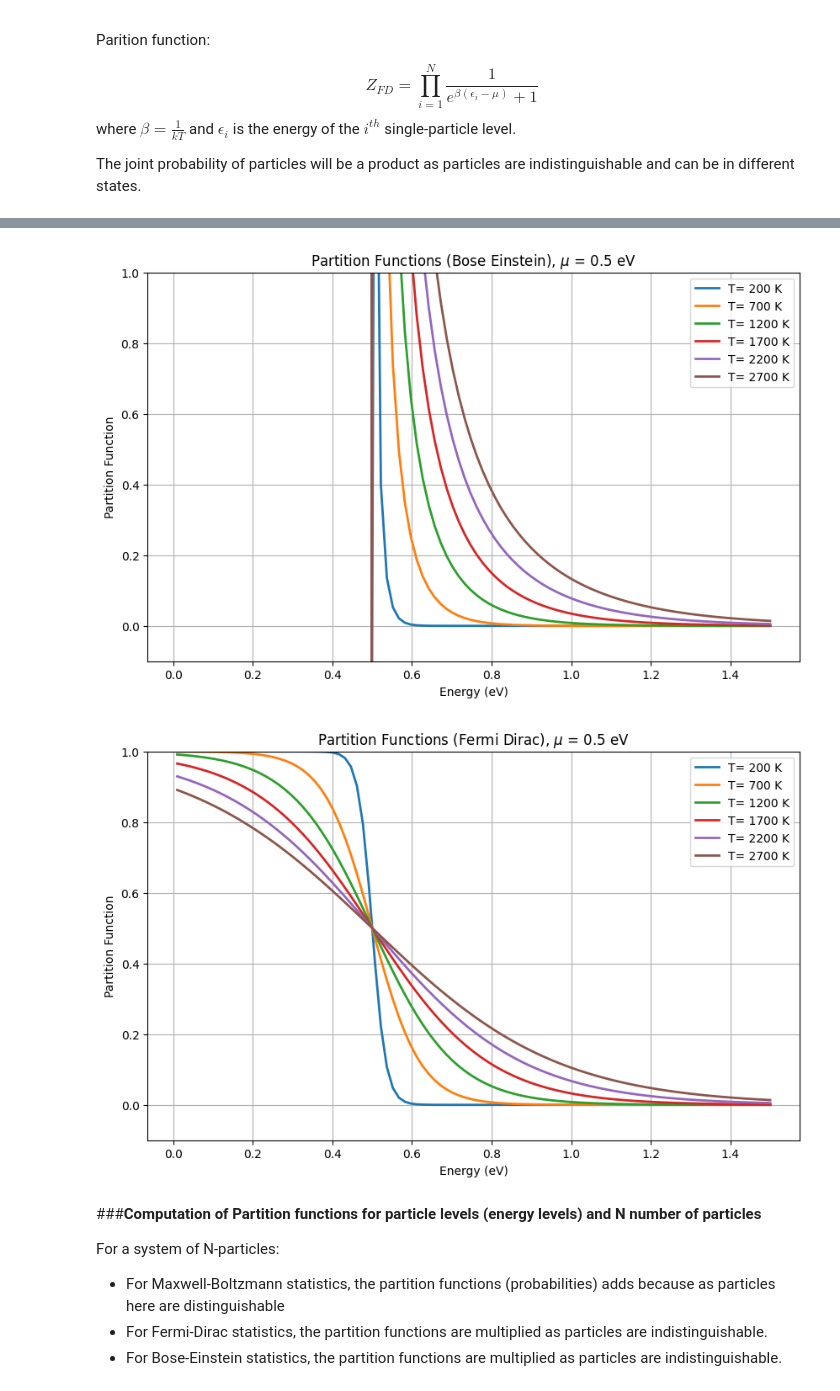
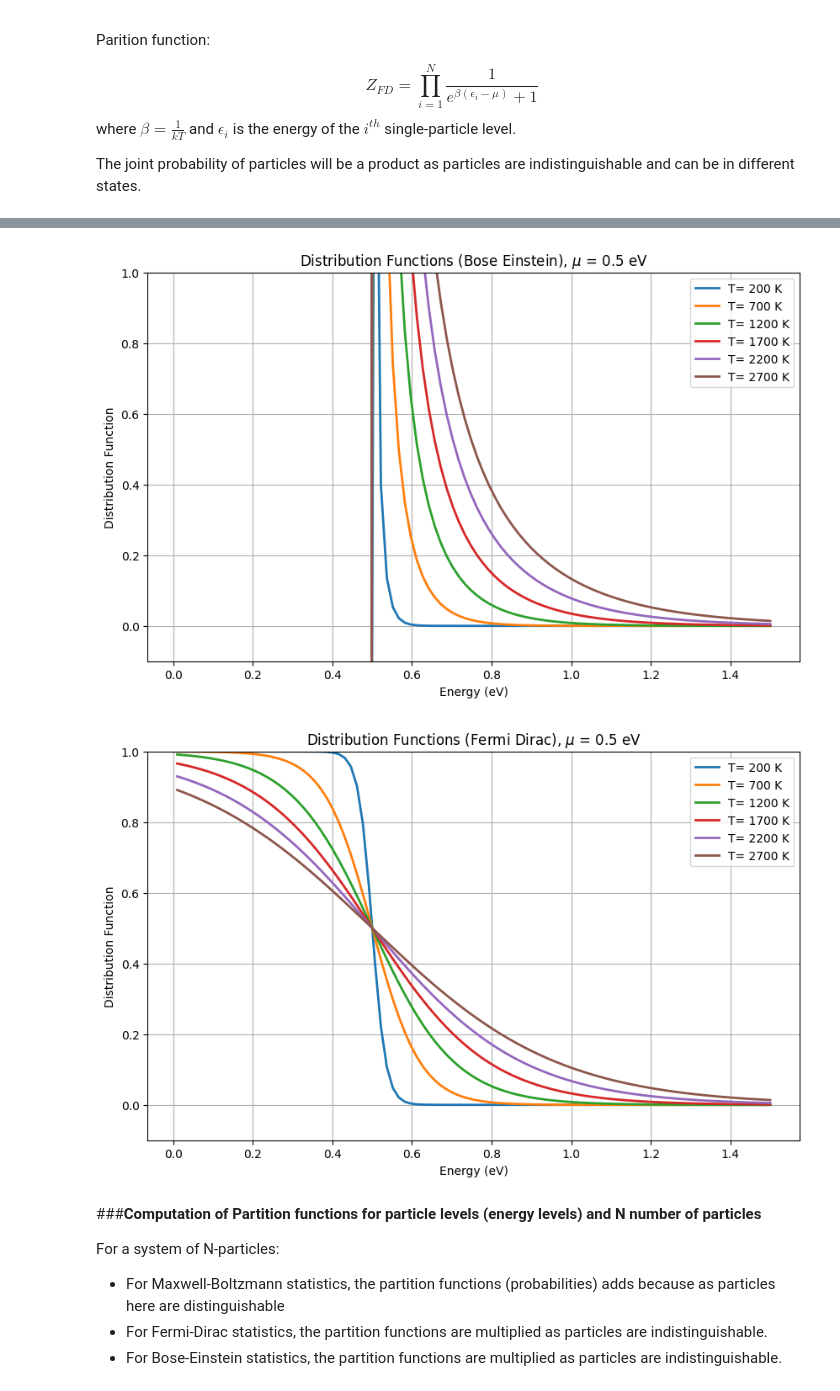
Before and after one commit to navgaur/Statistical-Mech-LOCF, a Jupyter notebook: partition1.ipynb, the cells around one changed output, grey strips where cells are left out. Saved outputs shown, nothing was run; the diff lists cells and outputs as text; code cells hidden in the pictures.

```diff
--- a/partition1.ipynb
+++ b/partition1.ipynb
@@ -160,36 +163,36 @@ import matplotlib.pyplot as plt
 from scipy.constants import Boltzmann
 
 J_ev_con = 6.262*10**18     # Conversion factor from Joules to eV
 
 Boltzmann=Boltzmann*J_ev_con
 
 def bose_einstein_pf(energy, chem_pot, temperature):
   beta = 1 / (Boltzmann * temperature)
   t1 = np.exp(beta * (energy - chem_pot)) -1
   return 1/t1
 
 # Example energy levels
 energy_levels = np.linspace(0.01, 1.5, 100)  # Energy levels from 0 to 5 eV
 
 # Example temperature and chemical potential
 #temperature = 1100  # Kelvin
 chemical_potential = 0.5  # eV
 
 plt.figure(figsize=(10, 6))
 
 for T in range(200,3000,500):
   be_pf = bose_einstein_pf(energy_levels, chemical_potential, T)
   plt.plot(energy_levels, be_pf,label=f"T= {T} K",linewidth=2)
 
 plt.ylim(-0.1,1)
-plt.title('Partition Functions (Bose Einstein), $\mu$ = 0.5 eV')
+plt.title('Distribution Functions (Bose Einstein), $\mu$ = 0.5 eV')
 plt.xlabel('Energy (eV)')
-plt.ylabel('Partition Function')
+plt.ylabel('Distribution Function')
 plt.legend()
 plt.grid(True)
 plt.show()
 # %% [output]
-[figure, old version]
+[figure, new version]
 # %%
 import numpy as np
 import matplotlib.pyplot as plt
@@ -218,14 +221,14 @@ for T in range(200,3000,500):
   plt.plot(energy_levels, fd_pf,label=f"T= {T} K",linewidth=2)
 
 plt.ylim(-0.1,1)
-plt.title('Partition Functions (Fermi Dirac), $\mu$ = 0.5 eV')
+plt.title('Distribution Functions (Fermi Dirac), $\mu$ = 0.5 eV')
 plt.xlabel('Energy (eV)')
-plt.ylabel('Partition Function')
+plt.ylabel('Distribution Function')
 plt.legend()
 plt.grid(True)
 plt.show()
 # %% [output]
-[figure, old version]
+[figure, new version]
 # %% [markdown]
 ###**Computation of Partition functions for particle levels (energy levels) and N number of particles**
 
```
Also changed, not shown: parts of 4 cells of this notebook.
